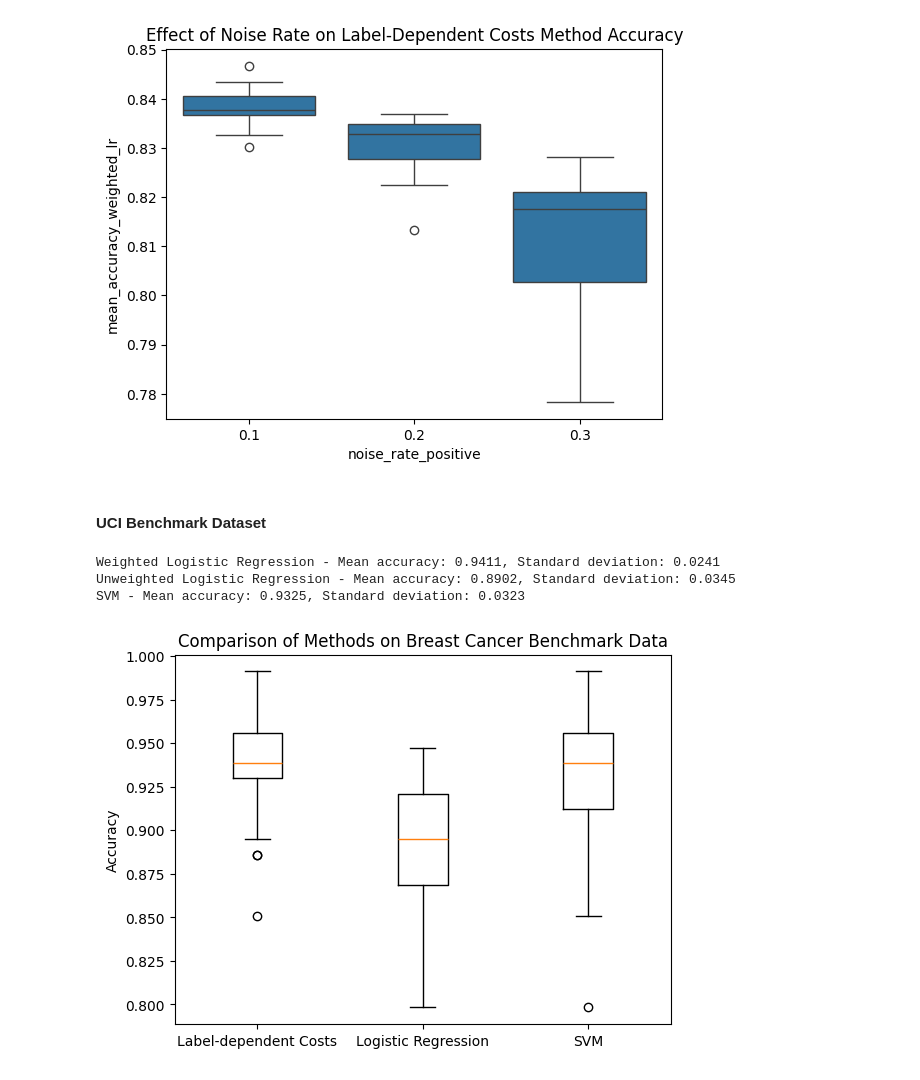
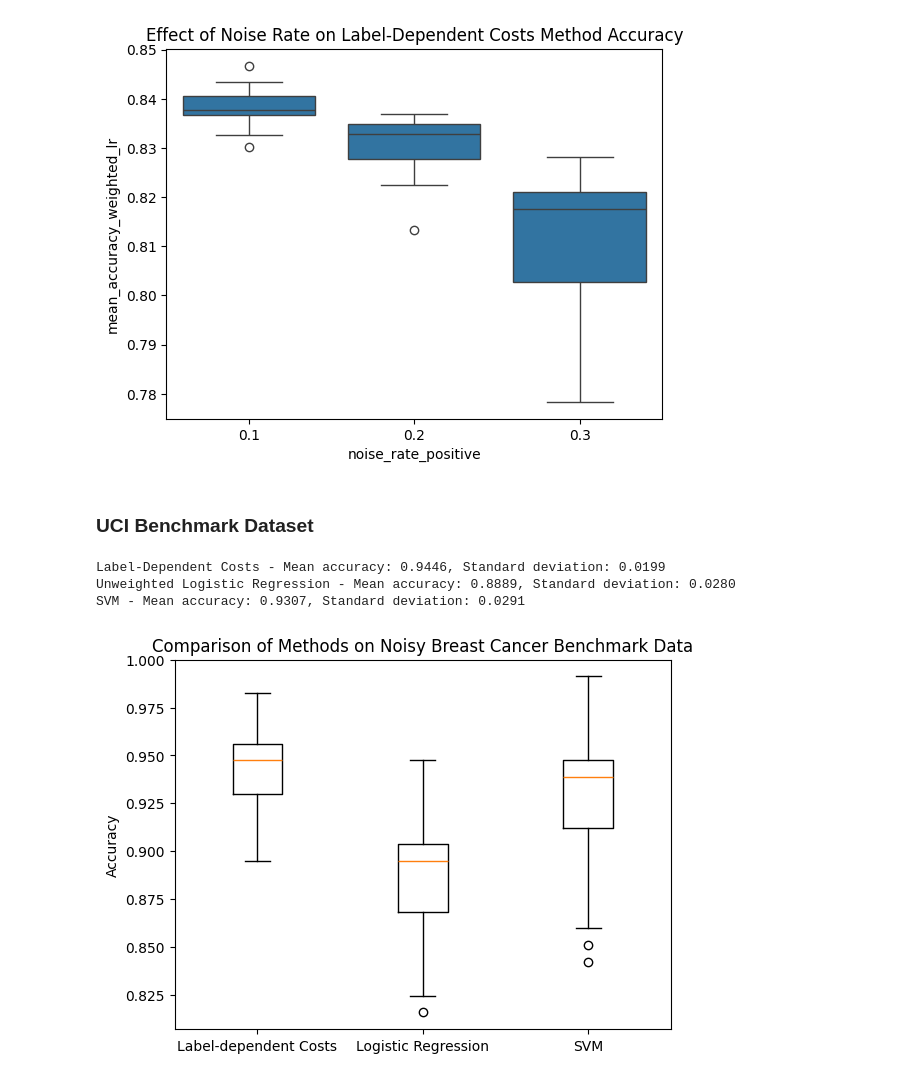
Before and after one commit to Bekona/Master_thesis, a Jupyter notebook: label_dependent_costs.ipynb, the cells around one changed output. Cells and saved outputs as stored; diff of their text form; code cells hidden in the pictures.

Commit message:
uci benchmark

```diff
--- a/label_dependent_costs.ipynb
+++ b/label_dependent_costs.ipynb
@@ -638,7 +639,7 @@ Simulation Study: n_samples=3000, n_features=30, noise_rate_positive=0.3, noise_
 Simulation run successful.
 [figure]
 # %% [markdown]
-#### UCI Benchmark Dataset
+### UCI Benchmark Dataset
 # %%
 import numpy as np
 from sklearn.datasets import load_breast_cancer
@@ -739,37 +740,37 @@ def simulation_study_label_dependent_costs(n_datasets=100, noise_rate_positive=0
         clf_svm.fit(X_train, y_train_noisy)
         y_pred_svm = clf_svm.predict(X_test)
         accuracy_svm = accuracy_score(y_test_clean, y_pred_svm)
         accuracies_svm.append(accuracy_svm)
 
     return accuracies_weighted_lr, accuracies_unweighted_lr, accuracies_svm
 
 # Run the simulation study
 accuracies_weighted_lr, accuracies_unweighted_lr, accuracies_svm = simulation_study_label_dependent_costs(seed=42)
 
 # Calculate mean and standard deviation of accuracies for each method
 mean_accuracy_weighted_lr = np.mean(accuracies_weighted_lr)
 std_accuracy_weighted_lr = np.std(accuracies_weighted_lr)
 mean_accuracy_unweighted_lr = np.mean(accuracies_unweighted_lr)
 std_accuracy_unweighted_lr = np.std(accuracies_unweighted_lr)
 mean_accuracy_svm = np.mean(accuracies_svm)
 std_accuracy_svm = np.std(accuracies_svm)
 
-print(f"Weighted Logistic Regression - Mean accuracy: {mean_accuracy_weighted_lr:.4f}, Standard deviation: {std_accuracy_weighted_lr:.4f}")
+print(f"Label-Dependent Costs - Mean accuracy: {mean_accuracy_weighted_lr:.4f}, Standard deviation: {std_accuracy_weighted_lr:.4f}")
 print(f"Unweighted Logistic Regression - Mean accuracy: {mean_accuracy_unweighted_lr:.4f}, Standard deviation: {std_accuracy_unweighted_lr:.4f}")
 print(f"SVM - Mean accuracy: {mean_accuracy_svm:.4f}, Standard deviation: {std_accuracy_svm:.4f}")
 
 # Additional: Visualize the results (optional)
 def visualize_results(accuracies_weighted_lr, accuracies_unweighted_lr, accuracies_svm, filename = "label_dependent_costs_uci.jpg"):
     plt.boxplot([accuracies_weighted_lr, accuracies_unweighted_lr, accuracies_svm], labels=['Label-dependent Costs', 'Logistic Regression', 'SVM'])
     plt.ylabel('Accuracy')
-    plt.title('Comparison of Methods on Breast Cancer Benchmark Data')
-    plt.savefig(filename, format='jpg', dpi=300)
+    plt.title('Comparison of Methods on Noisy Breast Cancer Benchmark Data')
+    plt.savefig(r'C:\Users\bekon\Master_thesis\graphs\label_dependent_costs_uci.jpg', format='jpg', dpi=300)
     plt.show()
 
 # Visualize the accuracies
 visualize_results(accuracies_weighted_lr, accuracies_unweighted_lr, accuracies_svm, filename = "label_dependent_costs_uci.jpg")
 # %% [output]
-Weighted Logistic Regression - Mean accuracy: 0.9411, Standard deviation: 0.0241
-Unweighted Logistic Regression - Mean accuracy: 0.8902, Standard deviation: 0.0345
-SVM - Mean accuracy: 0.9325, Standard deviation: 0.0323
+Label-Dependent Costs - Mean accuracy: 0.9446, Standard deviation: 0.0199
+Unweighted Logistic Regression - Mean accuracy: 0.8889, Standard deviation: 0.0280
+SVM - Mean accuracy: 0.9307, Standard deviation: 0.0291
-[figure, old version]
+[figure, new version]
```
Also changed, not shown: parts of 1 cell of this notebook, 2 other files.
